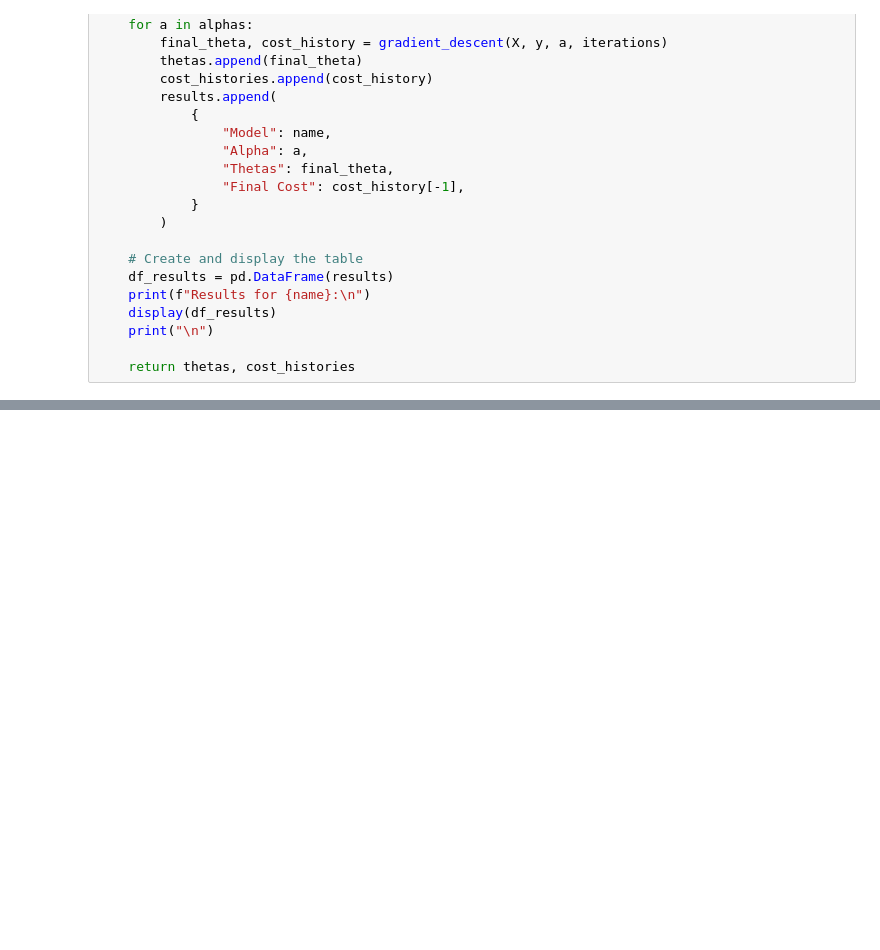
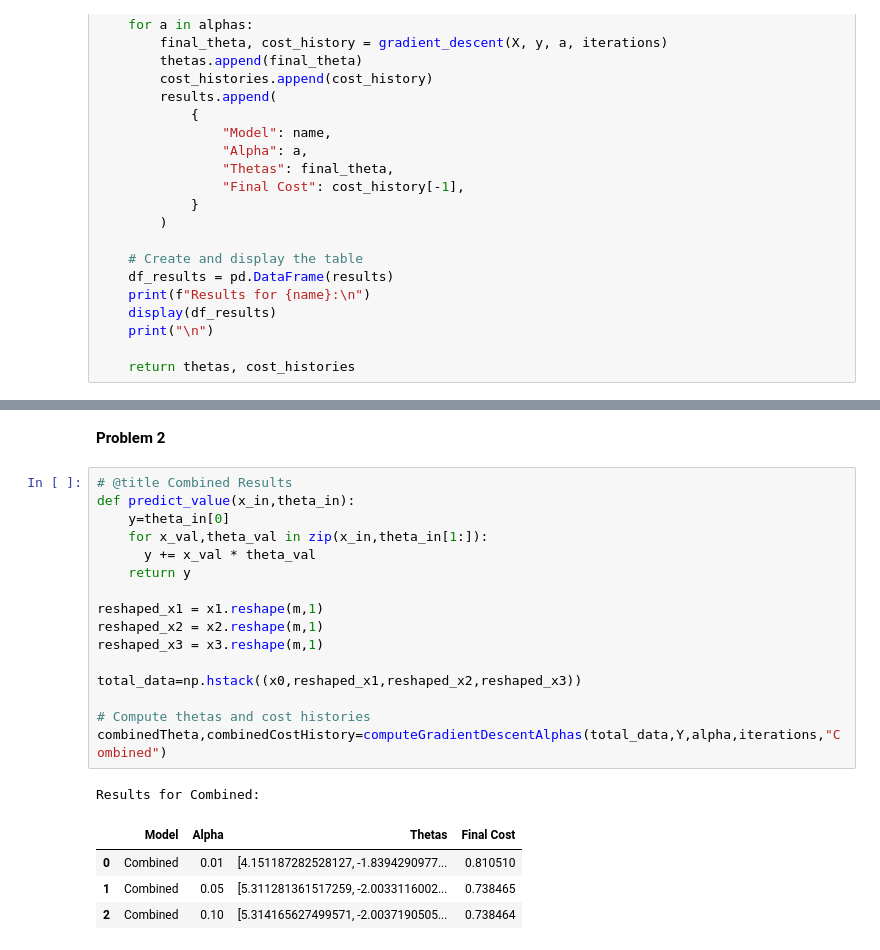
Before and after one commit to pmaryh09/Intro-ML-S25, a Jupyter notebook: assingment_1.ipynb, the cells around one changed output, grey strips where cells are left out. Saved outputs shown, nothing was run; the diff lists cells and outputs as text; blank space fills up the shorter version.

```diff
--- a/assingment_1.ipynb
+++ b/assingment_1.ipynb
@@ -133,0 +152,24 @@ def funcPlot(X,Y,alpha,thetas,cost_histories,iterations,name=""):
+# %% [markdown]
+**Problem 2**
+# %%
+# @title Combined Results
+def predict_value(x_in,theta_in):
+    y=theta_in[0]
+    for x_val,theta_val in zip(x_in,theta_in[1:]):
+      y += x_val * theta_val
+    return y
+
+reshaped_x1 = x1.reshape(m,1)
+reshaped_x2 = x2.reshape(m,1)
+reshaped_x3 = x3.reshape(m,1)
+
+total_data=np.hstack((x0,reshaped_x1,reshaped_x2,reshaped_x3))
+
+# Compute thetas and cost histories
+combinedTheta,combinedCostHistory=computeGradientDescentAlphas(total_data,Y,alpha,iterations,"Combined")
+# %% [output]
+Results for Combined:
+|  | Model | Alpha | Thetas | Final Cost |
+| 0 | Combined | 0.01 | [4.151187282528127, -1.8394290977... | 0.810510 |
+| 1 | Combined | 0.05 | [5.311281361517259, -2.0033116002... | 0.738465 |
+| 2 | Combined | 0.10 | [5.314165627499571, -2.0037190505... | 0.738464 |
```
Also changed, not shown: parts of 4 cells of this notebook.
